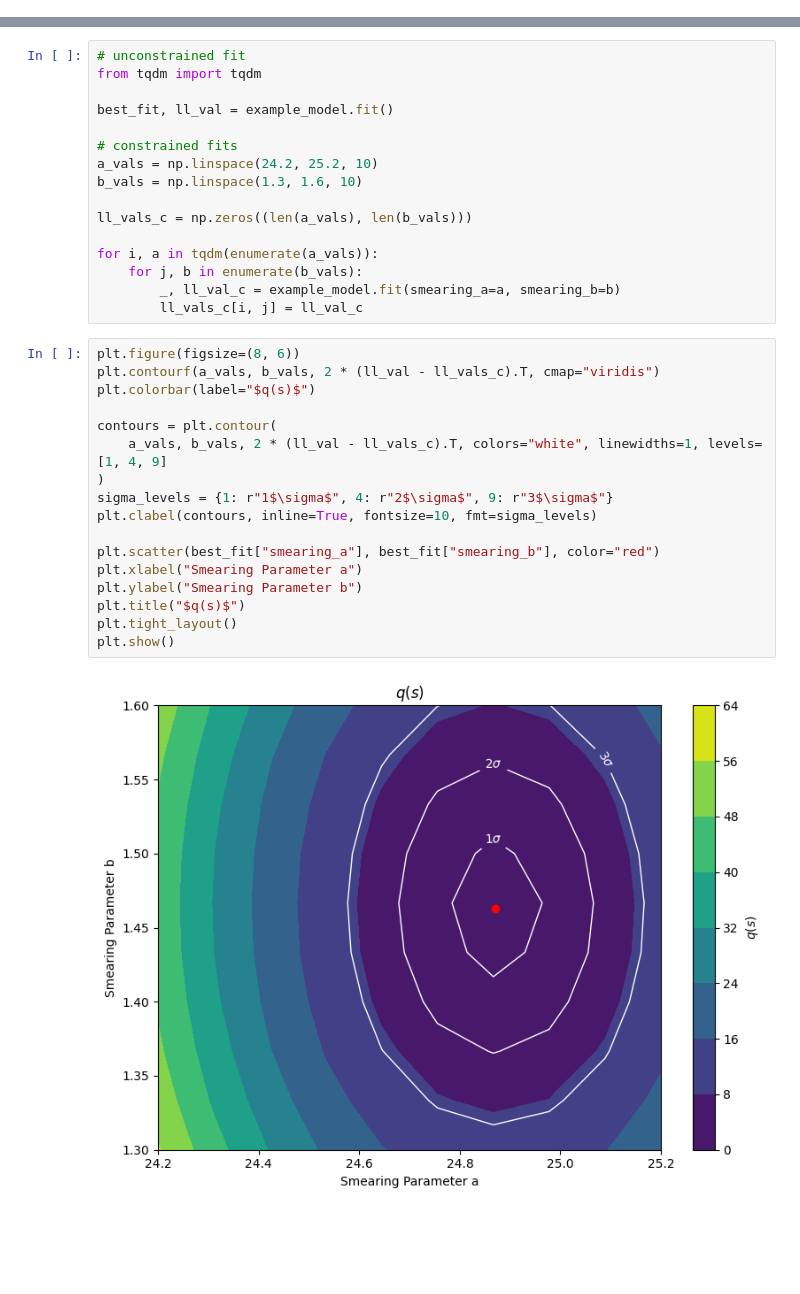
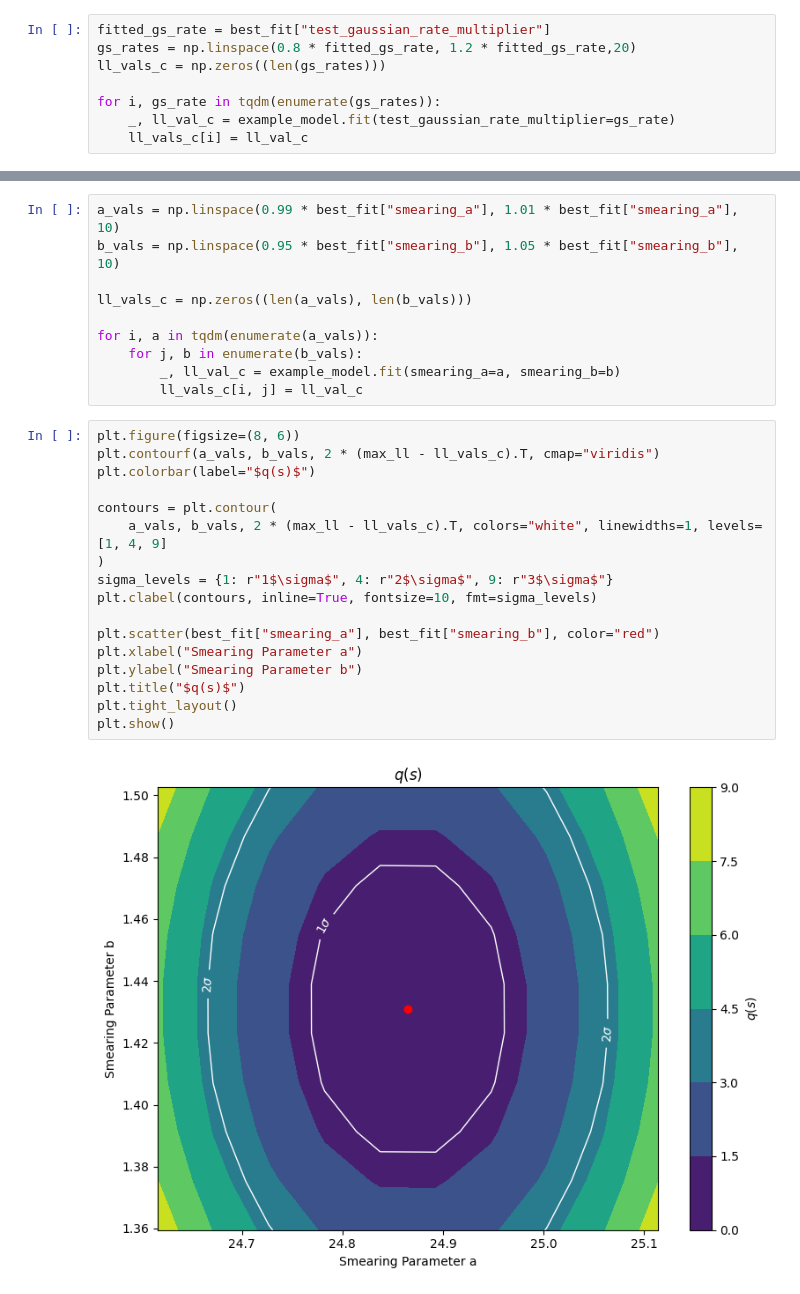
Before and after one commit to XENONnT/alea, a Jupyter notebook: notebooks/4_ces_inference.ipynb, the cells around one changed output, grey strips where cells are left out. Saved outputs shown, nothing was run; the diff lists cells and outputs as text; blank space fills up the shorter version.

```diff
--- a/notebooks/4_ces_inference.ipynb
+++ b/notebooks/4_ces_inference.ipynb
@@ -49,0 +158,8 @@ best_fit
+# %%
+fitted_gs_rate = best_fit["test_gaussian_rate_multiplier"]
+gs_rates = np.linspace(0.8 * fitted_gs_rate, 1.2 * fitted_gs_rate,20)
+ll_vals_c = np.zeros((len(gs_rates)))
+
+for i, gs_rate in tqdm(enumerate(gs_rates)):
+    _, ll_val_c = example_model.fit(test_gaussian_rate_multiplier=gs_rate)
+    ll_vals_c[i] = ll_val_c
@@ -50,12 +190,6 @@ best_fit
 # %%
-# unconstrained fit
-from tqdm import tqdm
-
-best_fit, ll_val = example_model.fit()
-
-# constrained fits
-a_vals = np.linspace(24.2, 25.2, 10)
-b_vals = np.linspace(1.3, 1.6, 10)
+a_vals = np.linspace(0.99 * best_fit["smearing_a"], 1.01 * best_fit["smearing_a"], 10)
+b_vals = np.linspace(0.95 * best_fit["smearing_b"], 1.05 * best_fit["smearing_b"], 10)
 
 ll_vals_c = np.zeros((len(a_vals), len(b_vals)))
 
@@ -65,20 +199,20 @@ for i, a in tqdm(enumerate(a_vals)):
         ll_vals_c[i, j] = ll_val_c
 # %%
 plt.figure(figsize=(8, 6))
-plt.contourf(a_vals, b_vals, 2 * (ll_val - ll_vals_c).T, cmap="viridis")
+plt.contourf(a_vals, b_vals, 2 * (max_ll - ll_vals_c).T, cmap="viridis")
 plt.colorbar(label="$q(s)$")
 
 contours = plt.contour(
-    a_vals, b_vals, 2 * (ll_val - ll_vals_c).T, colors="white", linewidths=1, levels=[1, 4, 9]
+    a_vals, b_vals, 2 * (max_ll - ll_vals_c).T, colors="white", linewidths=1, levels=[1, 4, 9]
 )
 sigma_levels = {1: r"1$\sigma$", 4: r"2$\sigma$", 9: r"3$\sigma$"}
 plt.clabel(contours, inline=True, fontsize=10, fmt=sigma_levels)
 
 plt.scatter(best_fit["smearing_a"], best_fit["smearing_b"], color="red")
 plt.xlabel("Smearing Parameter a")
 plt.ylabel("Smearing Parameter b")
 plt.title("$q(s)$")
 plt.tight_layout()
 plt.show()
 # %% [output]
-[figure, old version]
+[figure, new version]
```
Also changed, not shown: parts of 22 cells of this notebook.
